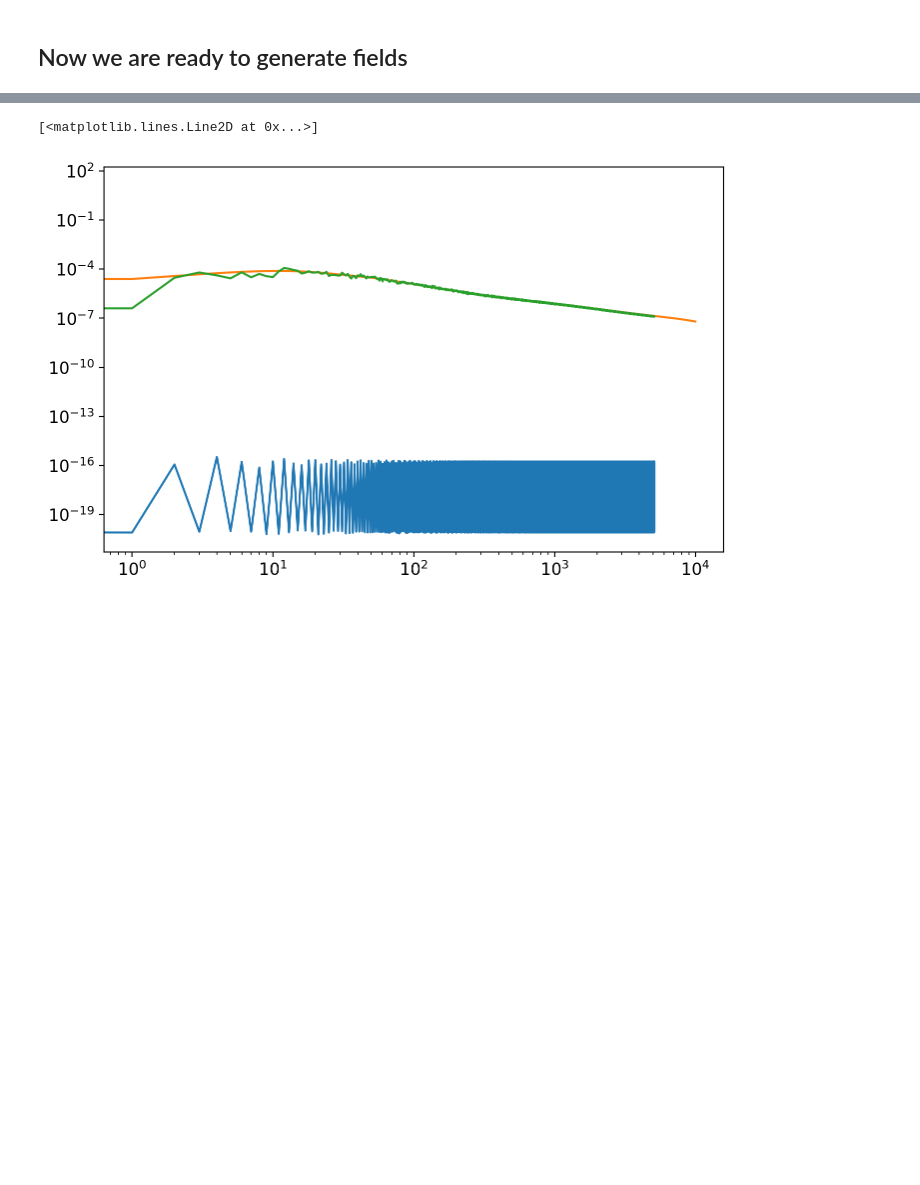
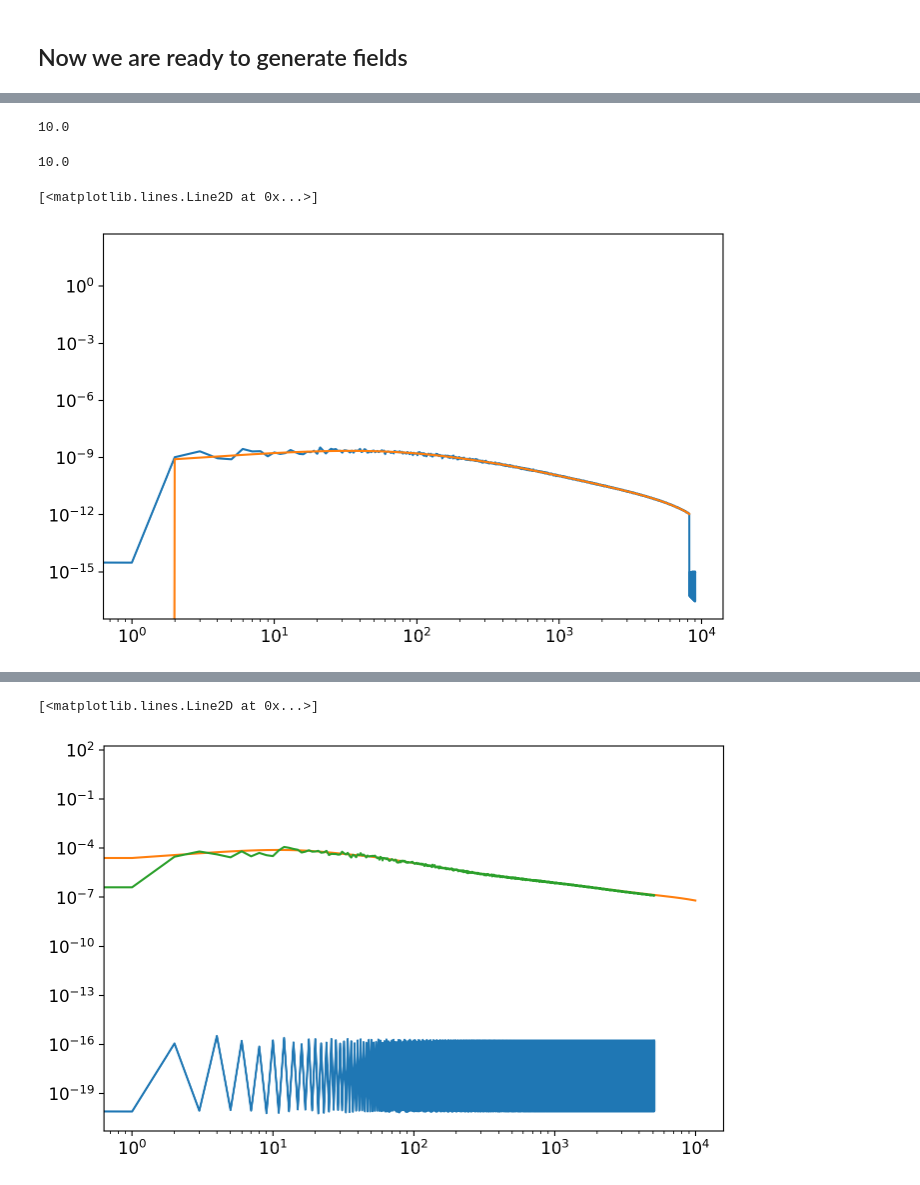
Before and after one commit to Saladino93/fieldgen, a Jupyter notebook: notebooks/example.ipynb, the cells around one changed output, grey strips where cells are left out. Drawn from its saved outputs; the diff is of its cells as text; code cells hidden in the pictures; blank space fills up the shorter version.

```diff
--- a/notebooks/example.ipynb
+++ b/notebooks/example.ipynb
@@ -253,2 +423,27 @@ Getter = fgutils.SpectraGetter(cls.copy(), fixed_index)
+# %%
+ls = np.arange(10000)
+filter = lgu.suppress(ls, lsup, supindex)
+
+filter = np.sqrt(lgu.suppress(ls, 9000, 30)) #because I am using the square of the filter for the spectra
+nside_prova = nside_gen
+kappa = shts.alm2map(hp.almxfl(klm_full, filter), nside = nside_prova)
+# %%
+lambda_k = lambdas[0]
+print(lambda_k)
+y_kappa = np.log(kappa + lambda_k)
+y_kappa_lm = shts.map2alm(y_kappa.copy(), lmax = 9000, nthreads = 32)
+# %% [output]
+10.0
+# %%
+lambda_k
+# %% [output]
+10.0
 # %%
-LC = lognormal.LognormalConditionedSims(Nfields-1, Getter, realized_field_index = fixed_index, lambdas = lambdas, means_of_fields = np.repeat(mean_kappa, Nfields), set_negative_to_zero = False)
+#LC = lognormal.LognormalConditionedSims(Nfields-1, Getter, realized_field_index = fixed_index, lambdas = lambdas, means_of_fields = np.repeat(mean_kappa, Nfields))
+theory = clyy_official #LC.get_AB_gaussian(Nfields-1, Nfields-1)
+# %%
+plt.loglog(hp.alm2cl(y_kappa_lm), label = "y_kappa_lm")
+plt.plot(theory, label = "theory")
+# %% [output]
+[<matplotlib.lines.Line2D at 0x...>]
+[figure, added]
```
Also changed, not shown: parts of 45 cells of this notebook, 4 other files.
